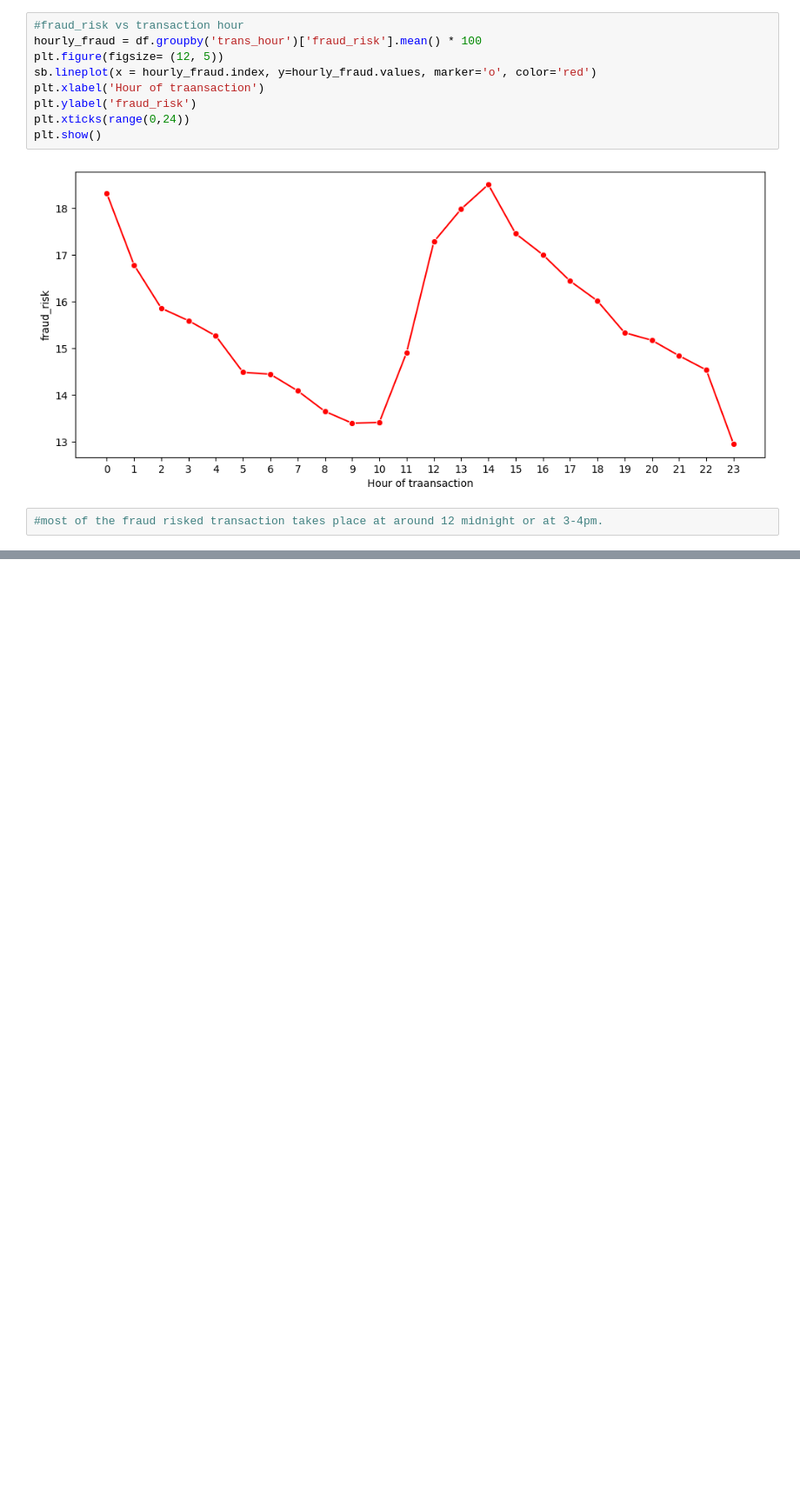
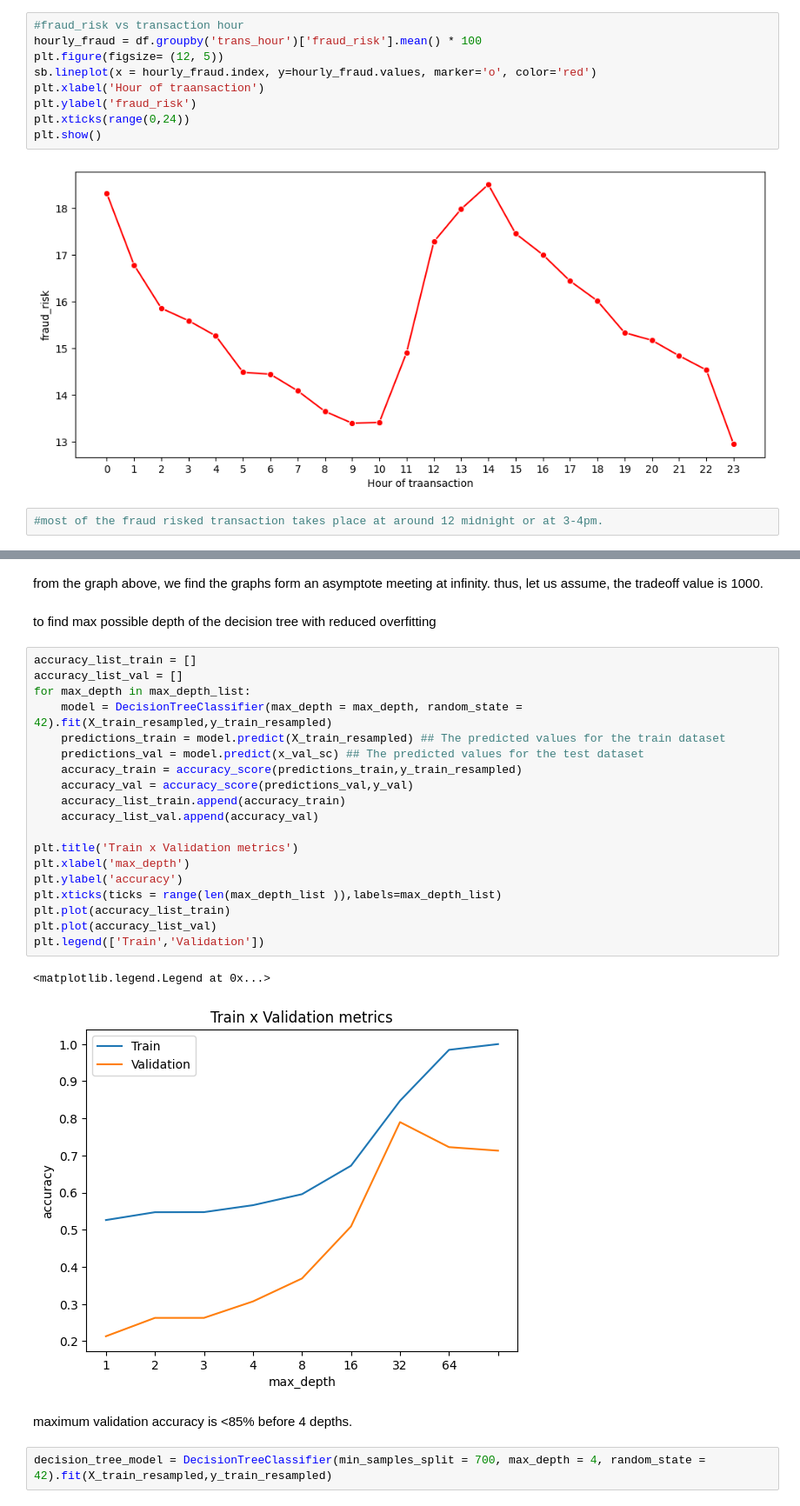
Before and after one commit to Abhishek-M-K2005/FinGuardAITask1_-AbhishekMarutiKarennavar-_-241IT002-, a Jupyter notebook: File1.ipynb, the cells around one changed output, grey strips where cells are left out. Shown at 87% size. Cells and saved outputs as stored; diff of their text form; blank space fills up the shorter version.

```diff
--- a/fing_T.ipynb
+++ b/File1.ipynb
@@ -187,0 +247,30 @@ plt.show()
+# %% [markdown]
+from the graph above, we find the graphs form an asymptote meeting at infinity. thus, let us assume, the tradeoff value is 1000.
+# %% [markdown]
+to find max possible depth of the decision tree with reduced overfitting
+# %%
+accuracy_list_train = []
+accuracy_list_val = []
+for max_depth in max_depth_list:
+    model = DecisionTreeClassifier(max_depth = max_depth, random_state = 42).fit(X_train_resampled,y_train_resampled)
+    predictions_train = model.predict(X_train_resampled) ## The predicted values for the train dataset
+    predictions_val = model.predict(x_val_sc) ## The predicted values for the test dataset
+    accuracy_train = accuracy_score(predictions_train,y_train_resampled)
+    accuracy_val = accuracy_score(predictions_val,y_val)
+    accuracy_list_train.append(accuracy_train)
+    accuracy_list_val.append(accuracy_val)
+
+plt.title('Train x Validation metrics')
+plt.xlabel('max_depth')
+plt.ylabel('accuracy')
+plt.xticks(ticks = range(len(max_depth_list )),labels=max_depth_list)
+plt.plot(accuracy_list_train)
+plt.plot(accuracy_list_val)
+plt.legend(['Train','Validation'])
+# %% [output]
+<matplotlib.legend.Legend at 0x...>
+[figure, added]
+# %% [markdown]
+maximum validation accuracy is <85% before 4 depths.
+# %%
+decision_tree_model = DecisionTreeClassifier(min_samples_split = 700, max_depth = 4, random_state = 42).fit(X_train_resampled,y_train_resampled)
```
Also changed, not shown: parts of 22 cells of this notebook, 4 other files.
